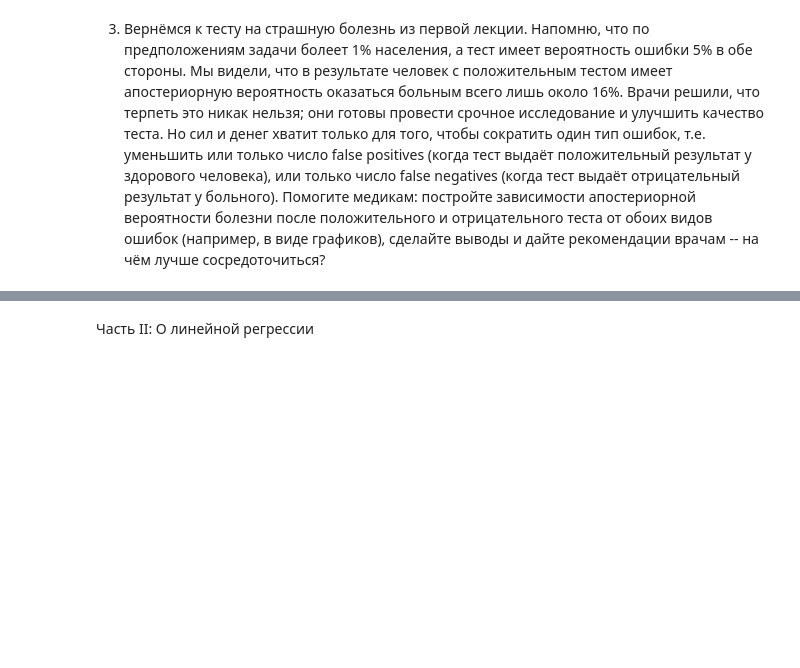
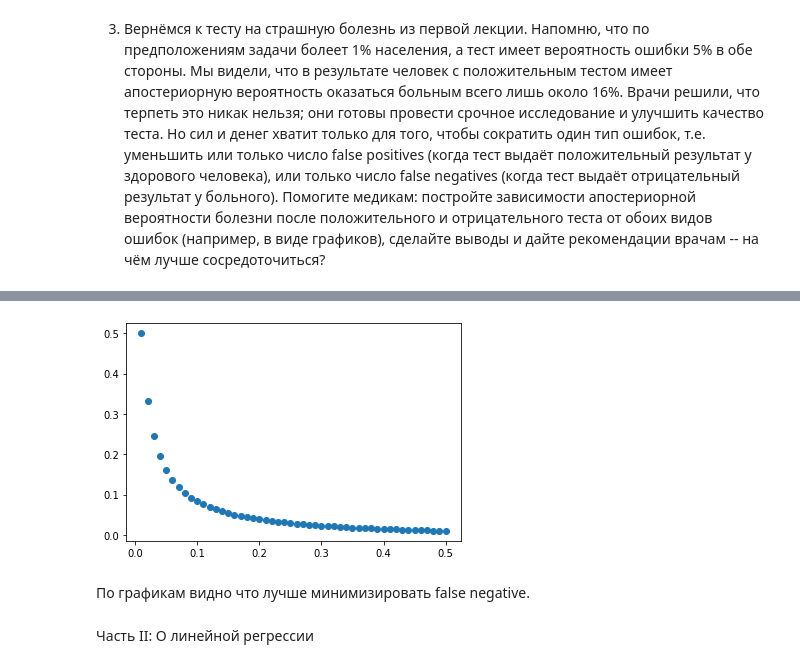
Before and after one commit to MuzaffarSoliyev/ML_data_made_2021, a Jupyter notebook: ml_hw_1.ipynb, the cells around one changed output, grey strips where cells are left out. Saved outputs shown, nothing was run; the diff lists cells and outputs as text; code cells hidden in the pictures; blank space fills up the shorter version.

```diff
--- a/ml_hw_1.ipynb
+++ b/ml_hw_1.ipynb
@@ -42,3 +65,10 @@ def false_negative():
+# %%
+plt.plot(p_f_not_d, p_d_f_2, 'o')
+plt.show()
+# %% [output]
+[figure, added]
+# %% [markdown]
+По графикам видно что лучше минимизировать false negative.
 # %% [markdown]
 Часть II: О линейной регрессии
 # %% [markdown]
```
Also changed, not shown: parts of 4 cells of this notebook.
